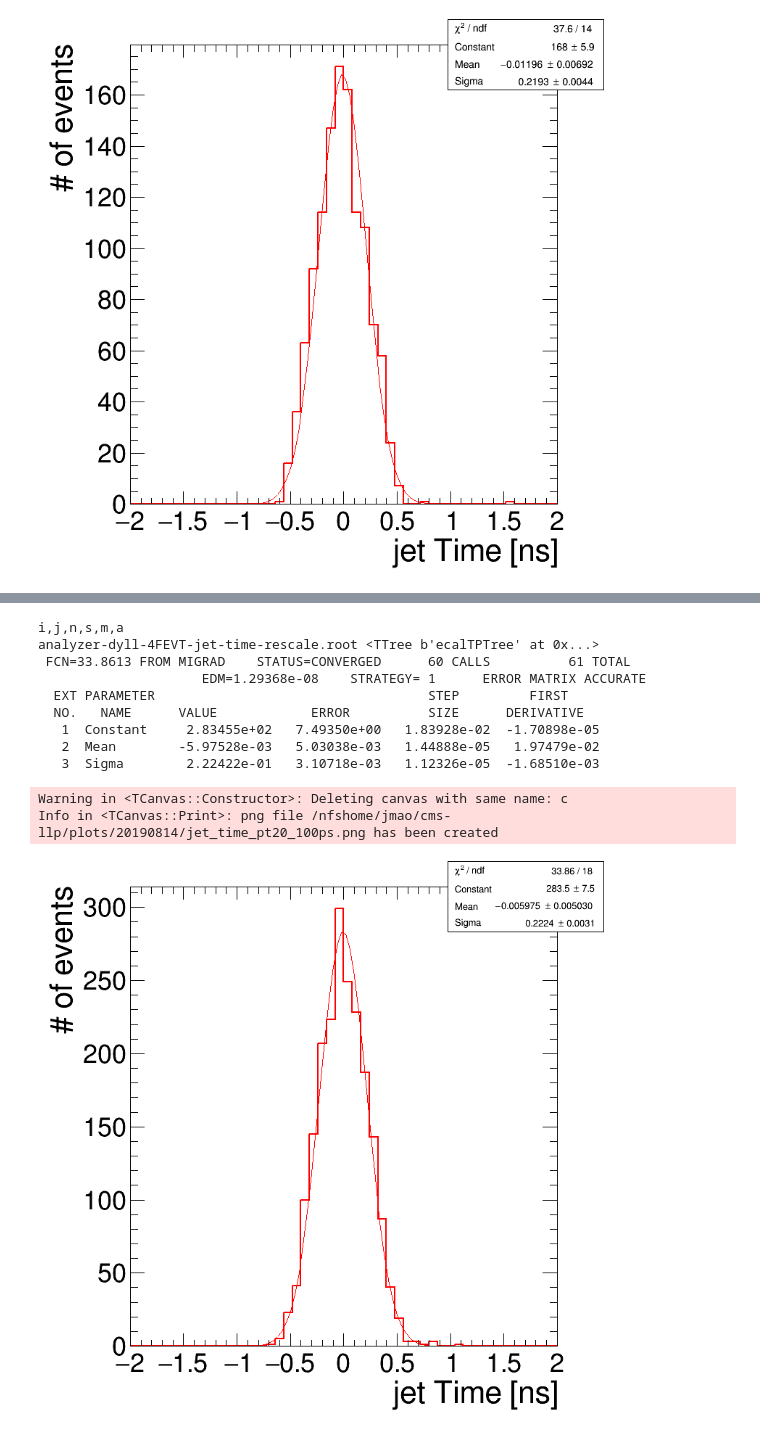
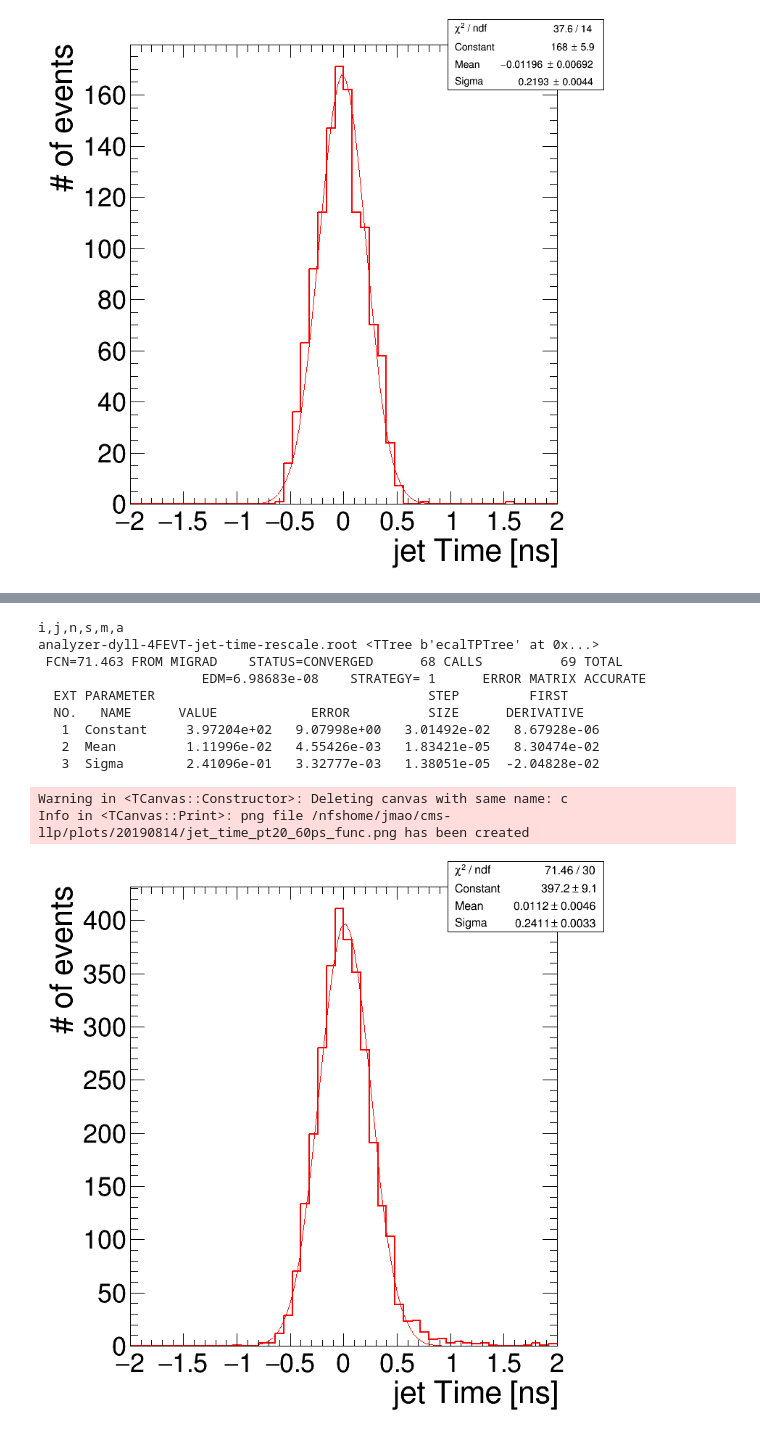
Before and after one commit to cms-lpc-llp/delayed_jet_analyzer, a Jupyter notebook: plot_scripts/ecal_timing/l1_tp/RealVarTTbar_TP_debug.ipynb, the cells around one changed output, grey strips where cells are left out. Cells and saved outputs as stored; diff of their text form; code cells hidden in the pictures.

```diff
--- a/plot_scripts/ecal_timing/l1_tp/RealVarTTbar_TP_debug.ipynb
+++ b/plot_scripts/ecal_timing/l1_tp/RealVarTTbar_TP_debug.ipynb
@@ -6469,7 +6825,7 @@ for k,v in tree.items():
     print(k,v)
 
 
-    jet_t5 = v['gak4JetNoNuTime_t'].array()
+    jet_t5 = v['gak4JetNoNuTime_t_60ps'].array()
     jet_eta = v['gak4JetNoNuEta'].array()
     jet_e = v['gak4JetNoNuPt'].array()
     jet_t = v['gak4JetNoNuTime'].array()
@@ -6477,7 +6833,7 @@ for k,v in tree.items():
 
 
     basic_string = np.logical_and(jet_t>-666, jet_e>20)
-    basic1_string = np.logical_and(abs(jet_eta)<1.4,jet_Esum_t>5)
+    basic1_string = np.logical_and(abs(jet_eta)<1.4,1)
     basic2_string = np.logical_and(basic_string,basic1_string)
 
     tp1 = jet_t5[basic2_string]
@@ -6507,7 +6863,7 @@ for k,v in tree.items():
 c.SetRightMargin(0.1)
 c.Update()
 c.Draw()
-c.SaveAs(out_dir+'jet_time_pt20.png')
+c.SaveAs(out_dir+'jet_time_pt20_60ps.png')
 # c.SaveAs(out_dir+'pi0_tof_same_direction.png')
 # %% [output]
 i,j,n,s,m,a
@@ -6537,7 +6894,7 @@ for k,v in tree.items():
     print(k,v)
 
 
-    jet_t5 = v['gak4JetNoNuTime_t_60ps'].array()
+    jet_t5 = v['gak4JetNoNuTime_t_100ps'].array()
     jet_eta = v['gak4JetNoNuEta'].array()
     jet_e = v['gak4JetNoNuPt'].array()
     jet_t = v['gak4JetNoNuTime'].array()
@@ -6545,7 +6902,7 @@ for k,v in tree.items():
 
 
     basic_string = np.logical_and(jet_t>-666, jet_e>20)
-    basic1_string = np.logical_and(abs(jet_eta)<1.4,jet_Esum_t>5)
+    basic1_string = np.logical_and(abs(jet_eta)<1.4,1)
     basic2_string = np.logical_and(basic_string,basic1_string)
 
     tp1 = jet_t5[basic2_string]
@@ -6575,7 +6932,7 @@ for k,v in tree.items():
 c.SetRightMargin(0.1)
 c.Update()
 c.Draw()
-c.SaveAs(out_dir+'jet_time_pt20_60ps.png')
+c.SaveAs(out_dir+'jet_time_pt20_100ps.png')
 # c.SaveAs(out_dir+'pi0_tof_same_direction.png')
 # %% [output]
 i,j,n,s,m,a
@@ -6606,7 +6963,7 @@ for k,v in tree.items():
     print(k,v)
 
 
-    jet_t5 = v['gak4JetNoNuTime_t_100ps'].array()
+    jet_t5 = v['gak4JetNoNuTime_t_60ps_func'].array()
     jet_eta = v['gak4JetNoNuEta'].array()
     jet_e = v['gak4JetNoNuPt'].array()
     jet_t = v['gak4JetNoNuTime'].array()
@@ -6614,7 +6971,7 @@ for k,v in tree.items():
 
 
     basic_string = np.logical_and(jet_t>-666, jet_e>20)
-    basic1_string = np.logical_and(abs(jet_eta)<1.4,jet_Esum_t>5)
+    basic1_string = np.logical_and(abs(jet_eta)<1.4,1)
     basic2_string = np.logical_and(basic_string,basic1_string)
 
     tp1 = jet_t5[basic2_string]
@@ -6624,41 +6981,41 @@ for k,v in tree.items():
 #     SmearTime = np.random.normal(0,1.,len(tp))
 #     print('smear time',SmearTime[0],SmearTime[1],SmearTime[2])
 #     NewTime = [x+y for x,y in zip(tp, SmearTime)]
 #     print('new time',NewTime[0],NewTime[1],NewTime[2])
 
 
 #     ht0 = create_TH1D( NewTime, axis_title=['t [ns]', '# of events'], name="", binning=[50,-5,5])
     ht0 = create_TH1D( tp, axis_title=['jet Time [ns]', '# of events'], name="", binning=[50,-2,2])
     ht0.SetLineColor(std_color_list[i+1])
     ht0.SetMarkerColor(std_color_list[i+1])
 
 #     ht0.Draw('')
     ht0.DrawNormalized('')
     ht0.Fit('gaus')
 
     i += 1
 
 # leg.Draw()
 
 # c.SetLogy()
 c.SetRightMargin(0.1)
 c.Update()
 c.Draw()
-c.SaveAs(out_dir+'jet_time_pt20_100ps.png')
+c.SaveAs(out_dir+'jet_time_pt20_60ps_func.png')
 # c.SaveAs(out_dir+'pi0_tof_same_direction.png')
 # %% [output]
 i,j,n,s,m,a
 analyzer-dyll-4FEVT-jet-time-rescale.root <TTree b'ecalTPTree' at 0x...>
- FCN=33.8613 FROM MIGRAD    STATUS=CONVERGED      60 CALLS          61 TOTAL
-                     EDM=1.29368e-08    STRATEGY= 1      ERROR MATRIX ACCURATE
+ FCN=71.463 FROM MIGRAD    STATUS=CONVERGED      68 CALLS          69 TOTAL
+                     EDM=6.98683e-08    STRATEGY= 1      ERROR MATRIX ACCURATE
   EXT PARAMETER                                   STEP         FIRST
   NO.   NAME      VALUE            ERROR          SIZE      DERIVATIVE
-   1  Constant     2.83455e+02   7.49350e+00   1.83928e-02  -1.70898e-05
-   2  Mean        -5.97528e-03   5.03038e-03   1.44888e-05   1.97479e-02
-   3  Sigma        2.22422e-01   3.10718e-03   1.12326e-05  -1.68510e-03
+   1  Constant     3.97204e+02   9.07998e+00   3.01492e-02   8.67928e-06
+   2  Mean         1.11996e-02   4.55426e-03   1.83421e-05   8.30474e-02
+   3  Sigma        2.41096e-01   3.32777e-03   1.38051e-05  -2.04828e-02
 Warning in <TCanvas::Constructor>: Deleting canvas with same name: c
-Info in <TCanvas::Print>: png file /nfshome/jmao/cms-llp/plots/20190814/jet_time_pt20_100ps.png has been created
+Info in <TCanvas::Print>: png file /nfshome/jmao/cms-llp/plots/20190814/jet_time_pt20_60ps_func.png has been created
-[figure, old version]
+[figure, new version]
 # %%
 c = rt.TCanvas('c','c', 800, 800)
 leg = rt.TLegend(0.18,0.76,0.53,0.94)
```
Also changed, not shown: parts of 25 cells of this notebook.
